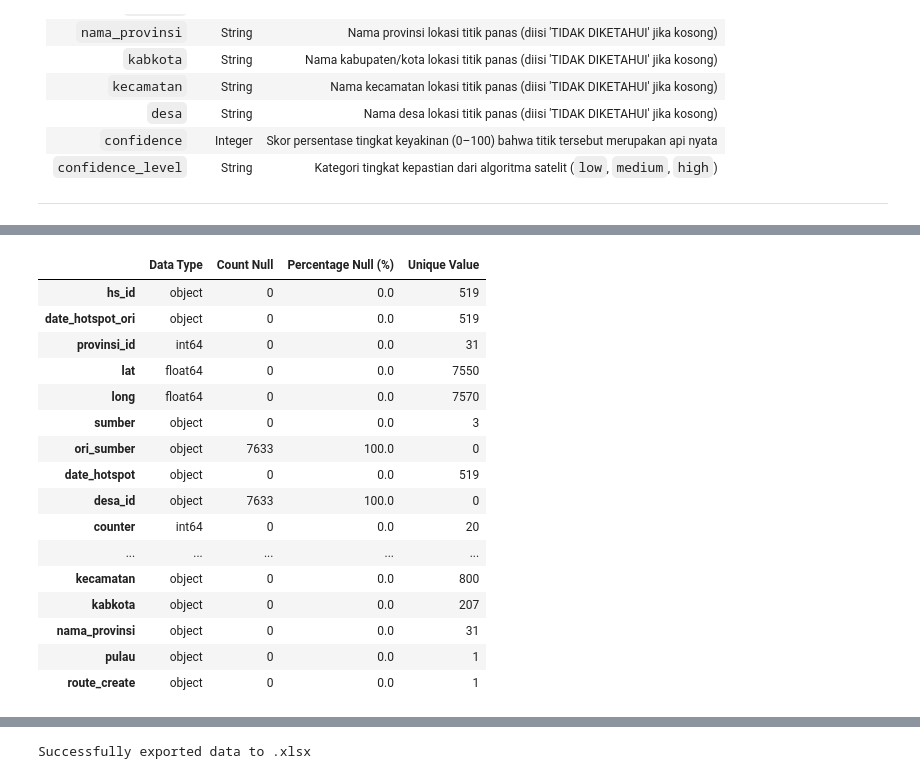
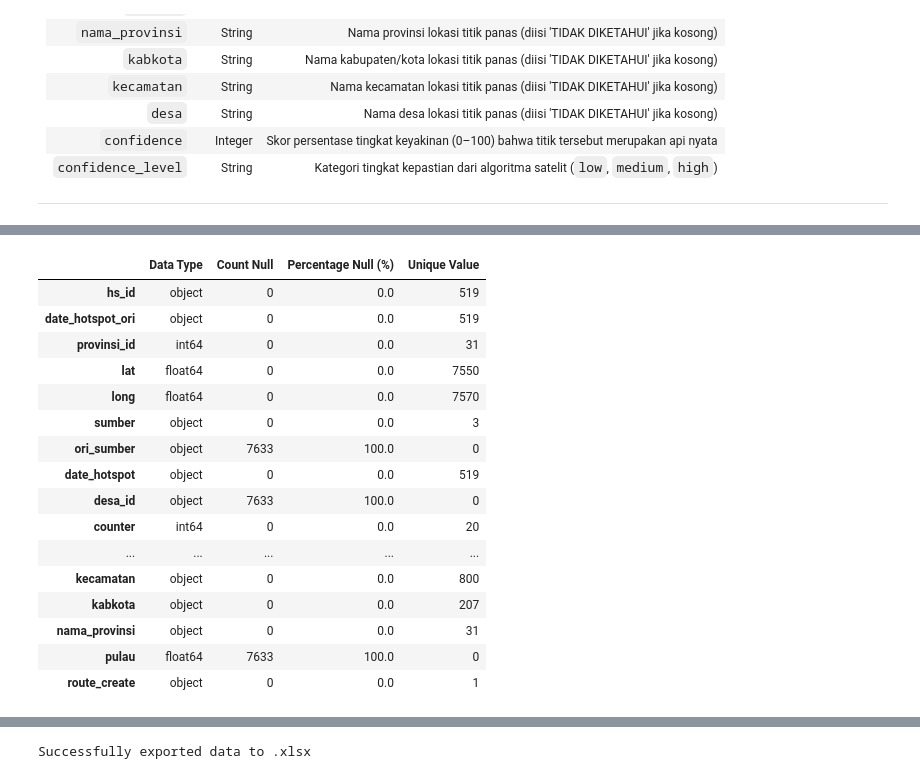
Before and after one commit to silpia24/analisis-big-data, a Jupyter notebook: proyekuts2_2412510030_Nurul_Silpia_Sipongi.ipynb, the cells around one changed output, grey strips where cells are left out. Drawn from its saved outputs; the diff is of its cells as text; code cells hidden in the pictures.

```diff
--- a/proyekuts2_2412510030_Nurul_Silpia_Sipongi.ipynb
+++ b/proyekuts2_2412510030_Nurul_Silpia_Sipongi.ipynb
@@ -131,34 +131,35 @@ Initial Dimention: 7633 row, 19 column
 # %%
 pd.set_option('future.no_silent_downcasting', True)
 
-selected_cols = ['nama_provinsi', 'kabkota', 'kecamatan', 'desa', 'confidence_level']
 df_clean = df_raw.copy()
-df_clean[selected_cols] = df_clean[selected_cols].replace(r'^\s*$', np.nan, regex=True).infer_objects(copy=False)
+
+df_clean = df_clean.replace(r'^\s*$', np.nan, regex=True).infer_objects(copy=False)
 
 audit_df = pd.DataFrame({
     'Data Type': df_clean.dtypes,
     'Count Null': df_clean.isnull().sum(),
     'Percentage Null (%)': (df_clean.isnull().sum() / len(df_clean) * 100).round(2),
     'Unique Value': df_clean.nunique()
 })
+
 display(audit_df)
 # %% [output]
 |  | Data Type | Count Null | Percentage Null (%) | Unique Value |
 | hs_id | object | 0 | 0.0 | 519 |
 | date_hotspot_ori | object | 0 | 0.0 | 519 |
 | provinsi_id | int64 | 0 | 0.0 | 31 |
 | lat | float64 | 0 | 0.0 | 7550 |
 | long | float64 | 0 | 0.0 | 7570 |
 | sumber | object | 0 | 0.0 | 3 |
 | ori_sumber | object | 7633 | 100.0 | 0 |
 | date_hotspot | object | 0 | 0.0 | 519 |
 | desa_id | object | 7633 | 100.0 | 0 |
 | counter | int64 | 0 | 0.0 | 20 |
 | ... | ... | ... | ... | ... |
 | kecamatan | object | 0 | 0.0 | 800 |
 | kabkota | object | 0 | 0.0 | 207 |
 | nama_provinsi | object | 0 | 0.0 | 31 |
-| pulau | object | 0 | 0.0 | 1 |
+| pulau | float64 | 7633 | 100.0 | 0 |
 | route_create | object | 0 | 0.0 | 1 |
 # %%
 # CLEANSING DATA
```
